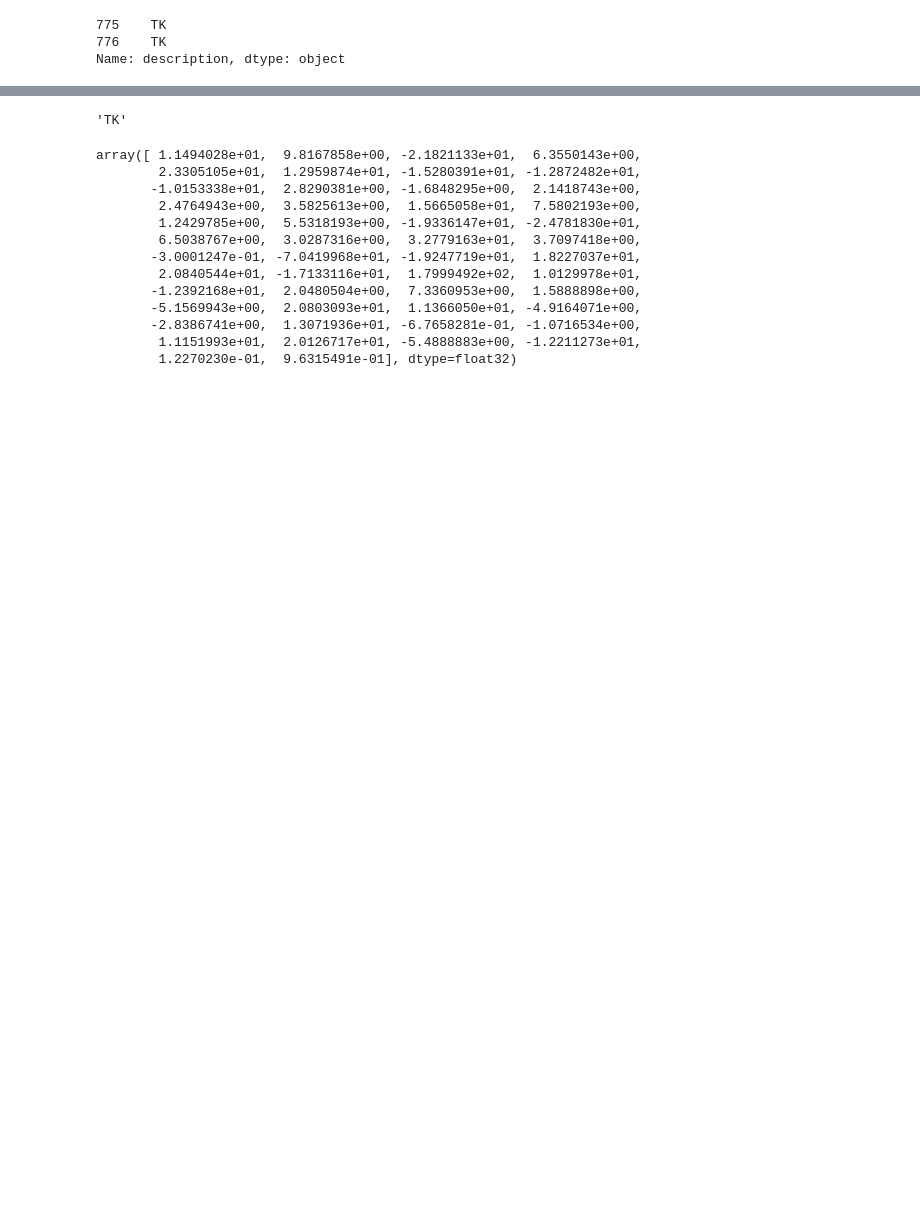
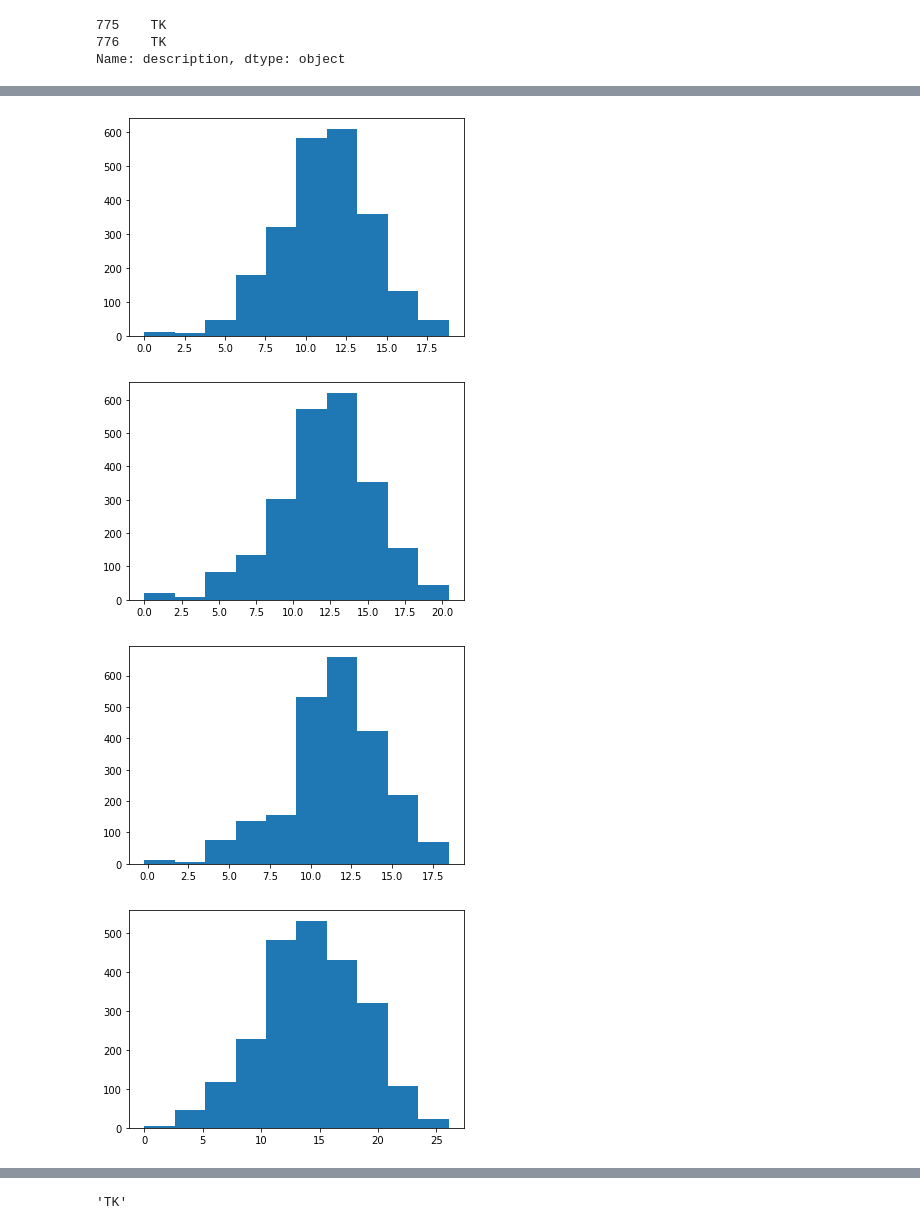
Before and after one commit to itdxer/marleyspoon-task, a Jupyter notebook: notebooks/Train-simple-model-on-independent-entities.ipynb, the cells around one changed output, grey strips where cells are left out. Cells and saved outputs as stored; diff of their text form; code cells hidden in the pictures; blank space fills up the shorter version.

```diff
--- a/notebooks/Train-simple-model-on-independent-entities.ipynb
+++ b/notebooks/Train-simple-model-on-independent-entities.ipynb
@@ -97,8 +97,8 @@ def clean_data(df):
 date_start = "201936"
 date_end = "201944"
 
-# date_start = "201928"
-# date_end = "201936"
+date_start = "201928"
+date_end = "201936"
 
 # date_start = "201920"
 # date_end = "201928"
@@ -550,7 +555,7 @@ Successfully installed click-7.1.2 nltk-3.5 regex-2020.9.27
 from tqdm.notebook import tqdm
 
 embeddings_dict = {}
-with open("../data/glove.6B.50d.txt", 'r', encoding="utf-8") as f:
+with open("../data/glove.6B.200d.txt", 'r', encoding="utf-8") as f:
     for line in tqdm(f):
         values = line.split()
         word = values[0]
@@ -577,7 +578,7 @@ Name: description, dtype: object
 from nltk.tokenize import sent_tokenize, word_tokenize
 
 vectors_desc_train = []
-for desc in tqdm(df_train.recipe_name):
+for desc in tqdm(df_train.recipe_name_clean.str.strip().str.lower()):
     if not pd.isnull(desc):
         tokens = word_tokenize(desc)
         vectors = [embeddings_dict[t] for t in tokens if t in embeddings_dict]
@@ -624,0 +607,5 @@ True
+# %%
+vec = np.array(vectors_desc_train)
+# vec /= np.linalg.norm(vec, axis=1).reshape(-1, 1)
+print(vec.shape)
+vec
@@ -624,0 +627,12 @@ True
+# %%
+for i, row in enumerate(vec.dot(vec.T)[100:]):
+    plt.hist(row)
+    plt.show()
+
+    if i >= 10:
+        break
+# %% [output]
+[figure, added]
+[figure, added]
+[figure, added]
+[figure, added]
@@ -626,19 +647,3 @@ True
 desc
 # %% [output]
 'TK'
-# %%
-vectors
-# %% [output]
-array([ 1.1494028e+01,  9.8167858e+00, -2.1821133e+01,  6.3550143e+00,
-        2.3305105e+01,  1.2959874e+01, -1.5280391e+01, -1.2872482e+01,
-       -1.0153338e+01,  2.8290381e+00, -1.6848295e+00,  2.1418743e+00,
-        2.4764943e+00,  3.5825613e+00,  1.5665058e+01,  7.5802193e+00,
-        1.2429785e+00,  5.5318193e+00, -1.9336147e+01, -2.4781830e+01,
-        6.5038767e+00,  3.0287316e+00,  3.2779163e+01,  3.7097418e+00,
-       -3.0001247e-01, -7.0419968e+01, -1.9247719e+01,  1.8227037e+01,
-        2.0840544e+01, -1.7133116e+01,  1.7999492e+02,  1.0129978e+01,
-       -1.2392168e+01,  2.0480504e+00,  7.3360953e+00,  1.5888898e+00,
-       -5.1569943e+00,  2.0803093e+01,  1.1366050e+01, -4.9164071e+00,
-       -2.8386741e+00,  1.3071936e+01, -6.7658281e-01, -1.0716534e+00,
-        1.1151993e+01,  2.0126717e+01, -5.4888883e+00, -1.2211273e+01,
-        1.2270230e-01,  9.6315491e-01], dtype=float32)
```
Also changed, not shown: parts of 21 cells of this notebook, 5 other files.
